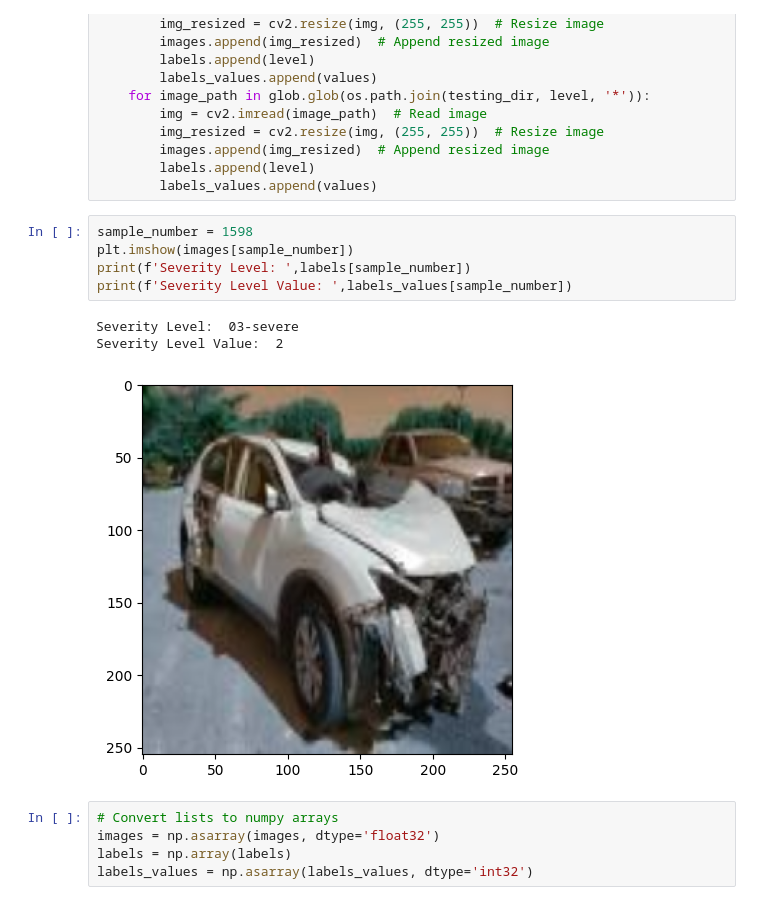
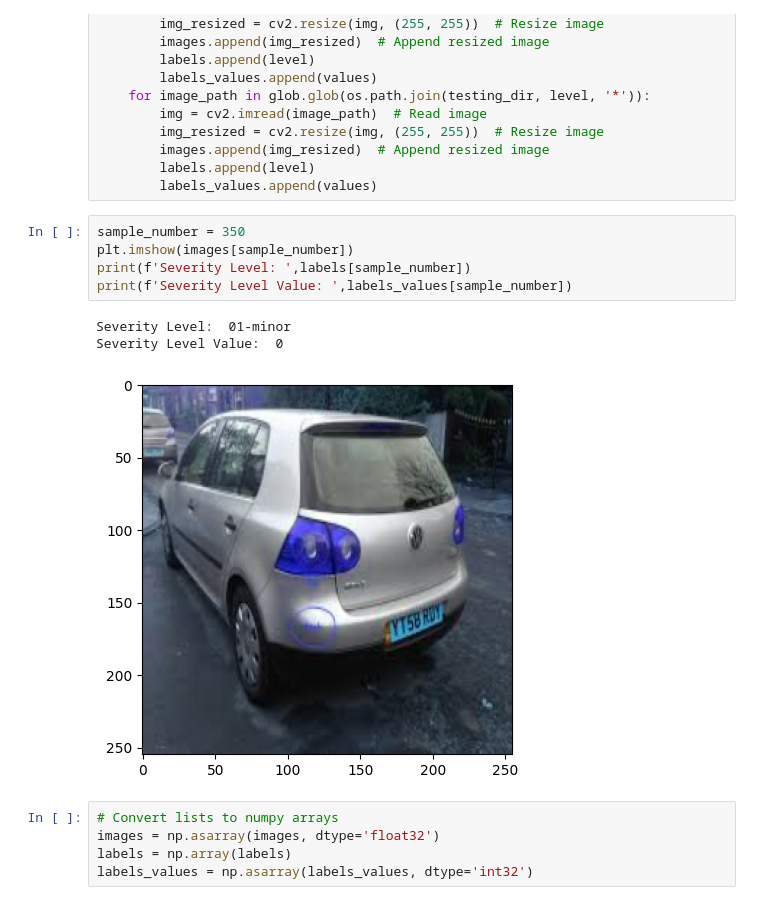
Before and after one commit to fbastos231/car-damage-assessment, a Jupyter notebook: code/Main_final_Original_Images.ipynb, the cells around one changed output. Saved outputs shown, nothing was run; the diff lists cells and outputs as text.

```diff
--- a/code/Main_final_Original_Images.ipynb
+++ b/code/Main_final_Original_Images.ipynb
@@ -66,14 +66,14 @@ for values, level in enumerate(severity_levels):
         labels.append(level)
         labels_values.append(values)
 # %%
-sample_number = 1598
+sample_number = 350
 plt.imshow(images[sample_number])
 print(f'Severity Level: ',labels[sample_number])
 print(f'Severity Level Value: ',labels_values[sample_number])
 # %% [output]
-Severity Level:  03-severe
-Severity Level Value:  2
+Severity Level:  01-minor
+Severity Level Value:  0
-[figure, old version]
+[figure, new version]
 # %%
 # Convert lists to numpy arrays
 images = np.asarray(images, dtype='float32')
```
Also changed, not shown: parts of 14 cells of this notebook, 44 other files.
